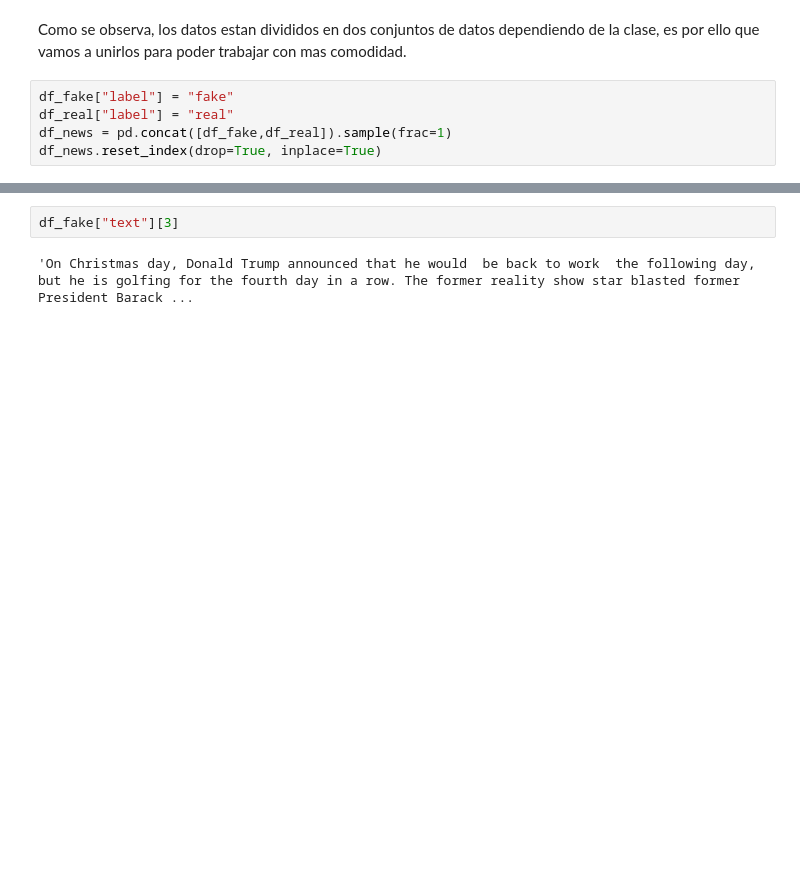
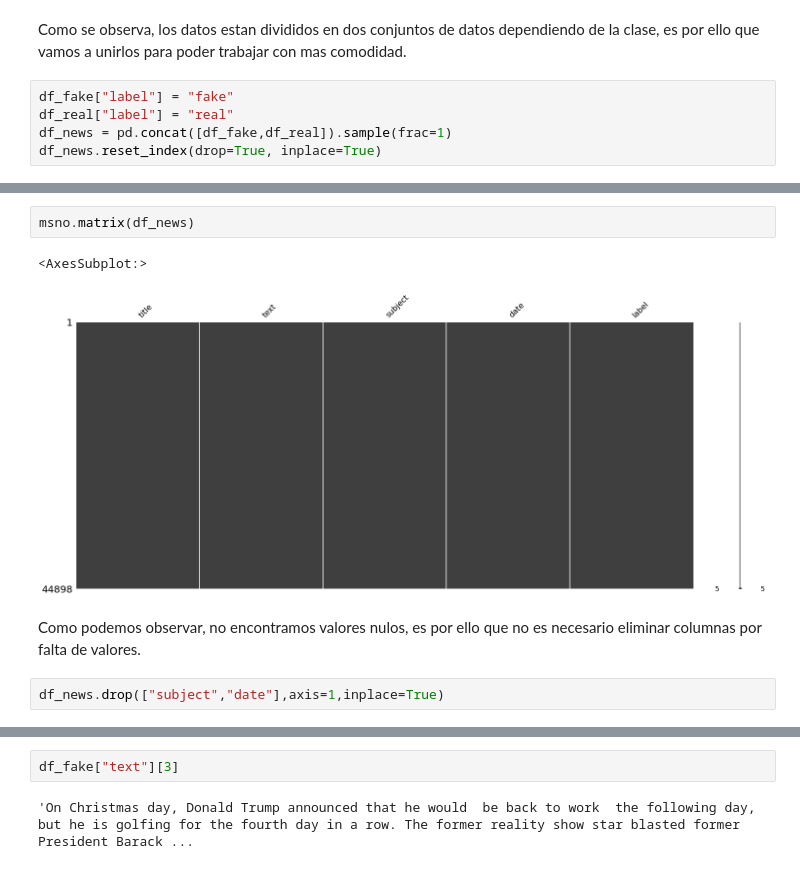
Before and after one commit to Kerman-Sanjuan/Fake-News-Detection, a Jupyter notebook: Fake news detection.ipynb, the cells around one changed output, grey strips where cells are left out. Drawn from its saved outputs; the diff is of its cells as text; blank space fills up the shorter version.

```diff
--- a/Fake news detection.ipynb
+++ b/Fake news detection.ipynb
@@ -62,0 +79,9 @@ En este apartado vamos a echar un primer vistazo a los datos, para ver si podemo
+# %%
+msno.matrix(df_news)
+# %% [output]
+<AxesSubplot:>
+[figure, added]
+# %% [markdown]
+Como podemos observar, no encontramos valores nulos, es por ello que no es necesario eliminar columnas por falta de valores.
+# %%
+df_news.drop(["subject","date"],axis=1,inplace=True)
```
Also changed, not shown: parts of 21 cells of this notebook.
